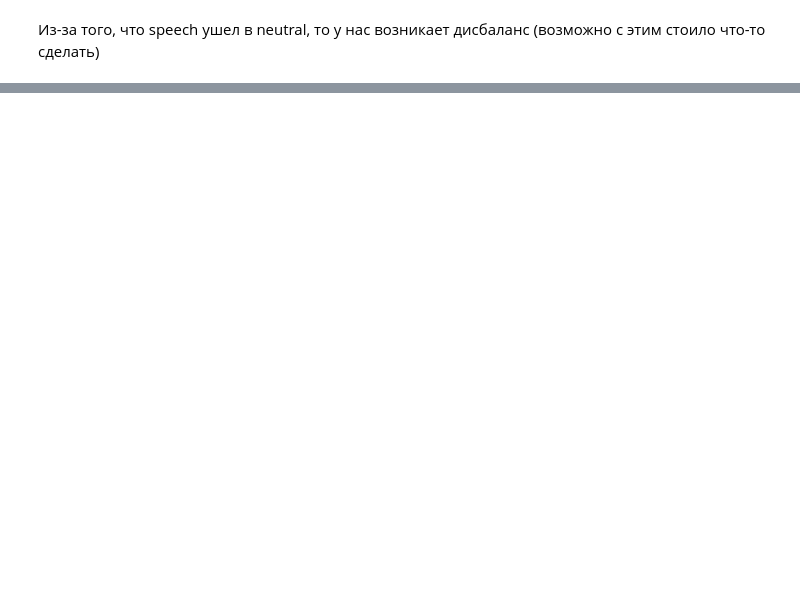
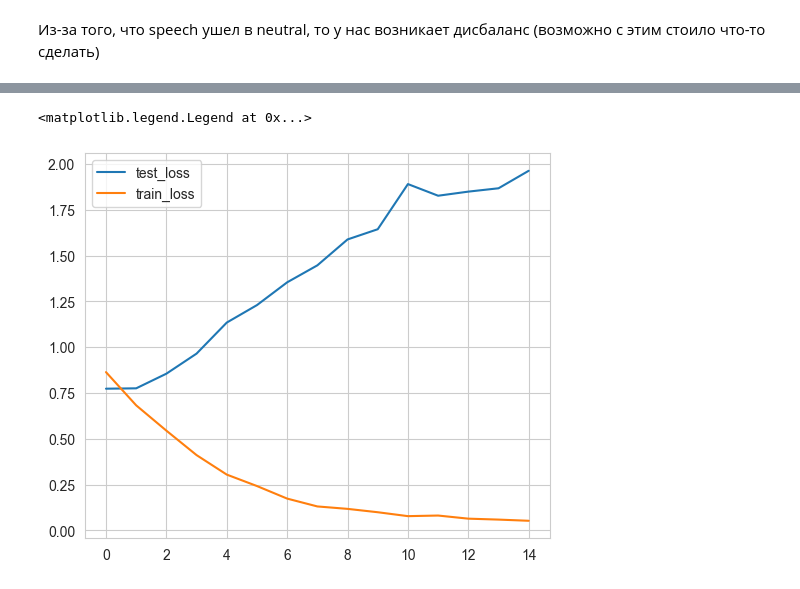
Before and after one commit to anast3t/neural-networks, a Jupyter notebook: Task2/Lab2_2.ipynb, the cells around one changed output, grey strips where cells are left out. Cells and saved outputs as stored; diff of their text form; code cells hidden in the pictures; blank space fills up the shorter version.

Commit message:
tiny_rubert, added transformers to train/test in helper

```diff
--- a/Task2/Lab2_2.ipynb
+++ b/Task2/Lab2_2.ipynb
@@ -192,0 +212,2 @@ ax.set_xticklabels(["neg", "neu", "pos"])
+# %%
+tokenizer = BertTokenizer.from_pretrained(pretrained_model_name_or_path="cointegrated/rubert-tiny")
@@ -192,0 +228,2 @@ ax.set_xticklabels(["neg", "neu", "pos"])
+# %%
+twitter_cut[["input_ids", "attention_mask"]] = twitter_cut["text_clean"].apply(tokenize)
@@ -192,0 +232,31 @@ ax.set_xticklabels(["neg", "neu", "pos"])
+# %%
+train_df, test_df = train_test_split(
+    twitter_cut,
+    test_size=SPLIT_SIZE,
+    shuffle=True,
+    stratify=twitter_cut['num_label'].values,
+    random_state=SEED
+)
+
+train_dataset = TensorDataset(torch.cat(list(train_df["input_ids"].values), dim=0),
+                              torch.cat(list(train_df["attention_mask"].values), dim=0),
+                              torch.tensor(train_df["num_label"].values))
+
+test_dataset = TensorDataset(torch.cat(list(test_df["input_ids"].values), dim=0),
+                             torch.cat(list(test_df["attention_mask"].values), dim=0),
+                             torch.tensor(test_df["num_label"].values))
+
+# Prepare DataLoader
+train_dataloader = DataLoader(
+    train_dataset,
+    batch_size=BATCH_SIZE,
+    num_workers=NUM_WORKERS,
+    persistent_workers=True
+)
+
+test_dataloader = DataLoader(
+    test_dataset,
+    batch_size=BATCH_SIZE,
+    num_workers=NUM_WORKERS,
+    persistent_workers=True
+)
@@ -192,0 +410,8 @@ ax.set_xticklabels(["neg", "neu", "pos"])
+# %%
+plt.rcParams['figure.figsize'] = [6, 5]
+plt.plot(rubert_tiny_results.history_test_loss[0], label='test_loss')
+plt.plot(rubert_tiny_results.history_train_loss[0], label='train_loss')
+plt.legend()
+# %% [output]
+<matplotlib.legend.Legend at 0x...>
+[figure, added]
```
Also changed, not shown: parts of 23 cells of this notebook, 1 other file.
